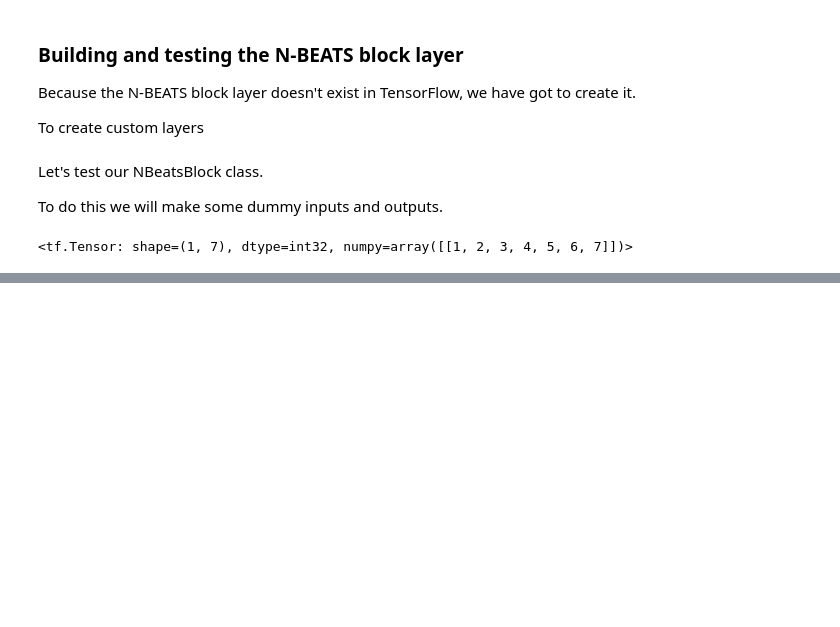
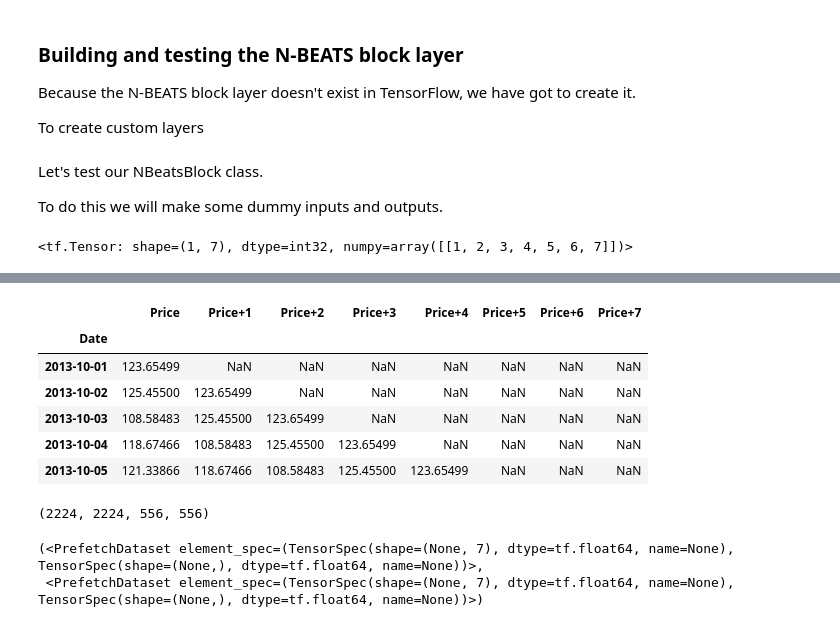
Before and after one commit to llorenscapotorres/TensorFlow, a Jupyter notebook: Time_Series/time_series_forecasting.ipynb, the cells around one changed output, grey strips where cells are left out. Drawn from its saved outputs; the diff is of its cells as text; code cells hidden in the pictures; blank space fills up the shorter version.

Commit message:
Creating a performant data pipeline for the N-BEATS model with tf.data

```diff
--- a/Time_Series/time_series_forecasting.ipynb
+++ b/Time_Series/time_series_forecasting.ipynb
@@ -1459,0 +1460,3 @@ Forecast: -0.18218550086021423
+# %%
+HORIZON = 1
+WINDOW_SIZE = 7
@@ -1459,0 +1474,47 @@ Forecast: -0.18218550086021423
+# %%
+# Add windowed columns
+bitcoin_prices_nbeats = bitcoin_prices.copy()
+for i in range(WINDOW_SIZE):
+    bitcoin_prices_nbeats[f'Price+{i+1}'] = bitcoin_prices_nbeats['Price'].shift(periods=i+1)
+bitcoin_prices_nbeats.head()
+# %% [output]
+|  | Price | Price+1 | Price+2 | Price+3 | Price+4 | Price+5 | Price+6 | Price+7 |
+| Date |  |  |  |  |  |  |  |  |
+| 2013-10-01 | 123.65499 | NaN | NaN | NaN | NaN | NaN | NaN | NaN |
+| 2013-10-02 | 125.45500 | 123.65499 | NaN | NaN | NaN | NaN | NaN | NaN |
+| 2013-10-03 | 108.58483 | 125.45500 | 123.65499 | NaN | NaN | NaN | NaN | NaN |
+| 2013-10-04 | 118.67466 | 108.58483 | 125.45500 | 123.65499 | NaN | NaN | NaN | NaN |
+| 2013-10-05 | 121.33866 | 118.67466 | 108.58483 | 125.45500 | 123.65499 | NaN | NaN | NaN |
+# %%
+# Make features and labels
+X = bitcoin_prices_nbeats.dropna().drop('Price', axis=1)
+y = bitcoin_prices_nbeats.dropna()['Price']
+
+# Make train and test sets
+split_size = int(len(X) * 0.8)
+X_train, y_train = X[:split_size], y[:split_size]
+X_test, y_test = X[split_size:], y[split_size:]
+len(X_train), len(y_train), len(X_test), len(y_test)
+# %% [output]
+(2224, 2224, 556, 556)
+# %%
+# Time to make our dataset performant using tf.data API
+train_features_dataset = tf.data.Dataset.from_tensor_slices(X_train)
+train_labels_dataset = tf.data.Dataset.from_tensor_slices(y_train)
+
+test_features_dataset = tf.data.Dataset.from_tensor_slices(X_test)
+test_labels_dataset = tf.data.Dataset.from_tensor_slices(y_test)
+
+# Combine labels and features by zipping together -> (features, labels)
+train_dataset = tf.data.Dataset.zip((train_features_dataset, train_labels_dataset))
+test_dataset = tf.data.Dataset.zip((test_features_dataset, test_labels_dataset))
+
+# Batch and prefetch
+BATCH_SIZE = 1024
+train_dataset = train_dataset.batch(BATCH_SIZE).prefetch(tf.data.AUTOTUNE)
+test_dataset = test_dataset.batch(BATCH_SIZE).prefetch(tf.data.AUTOTUNE)
+
+train_dataset, test_dataset
+# %% [output]
+(<PrefetchDataset element_spec=(TensorSpec(shape=(None, 7), dtype=tf.float64, name=None), TensorSpec(shape=(None,), dtype=tf.float64, name=None))>,
+ <PrefetchDataset element_spec=(TensorSpec(shape=(None, 7), dtype=tf.float64, name=None), TensorSpec(shape=(None,), dtype=tf.float64, name=None))>)
```
Also changed, not shown: parts of 38 cells of this notebook, 20 other files.
